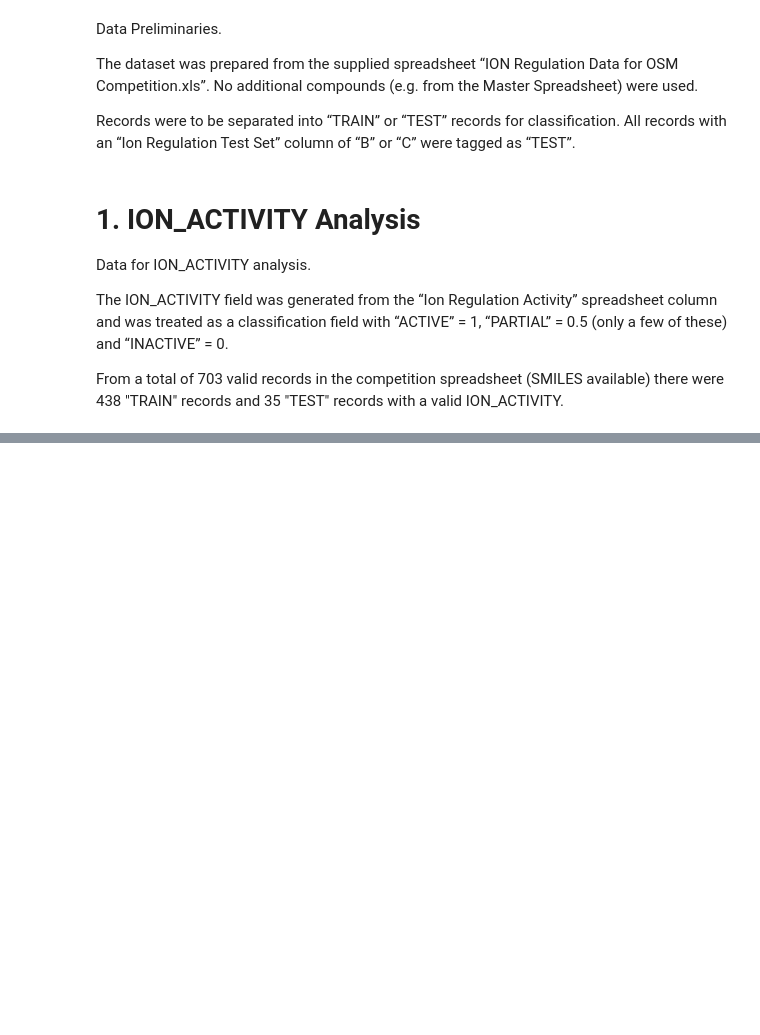
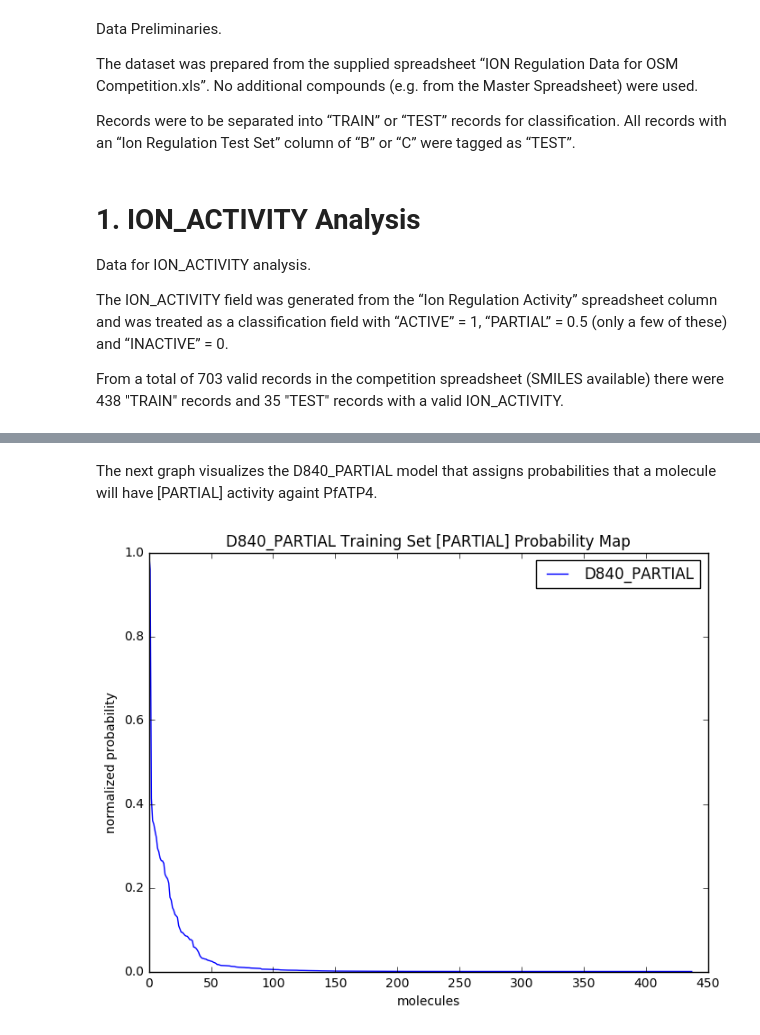
Before and after one commit to kellerberrin/OSM-QSAR, a Jupyter notebook: Results/OSM Prelim Results.ipynb, the cells around one changed output, grey strips where cells are left out. Cells and saved outputs as stored; diff of their text form; code cells hidden in the pictures; blank space fills up the shorter version.

```diff
--- a/Results/OSM Prelim Results.ipynb
+++ b/Results/OSM Prelim Results.ipynb
@@ -227,0 +193,12 @@ om
+# %% [markdown]
+The next graph visualizes the D840_PARTIAL model that assigns probabilities that a molecule will have [PARTIAL] activity againt PfATP4.
+# %%
+scale = 1.0
+fig = plt.figure(num=None, figsize=(8 * scale, 6 * scale), dpi=80, facecolor='w', edgecolor='k')
+plt.plot(sort_map("D840_PARTIAL"), label="D840_PARTIAL")
+xlabel("molecules")
+ylabel("normalized probability")
+title("D840_PARTIAL Training Set [PARTIAL] Probability Map")
+legend(loc=1); # upper right corner
+# %% [output]
+[figure, added]
```
Also changed, not shown: parts of 49 cells of this notebook, 19 other files.
